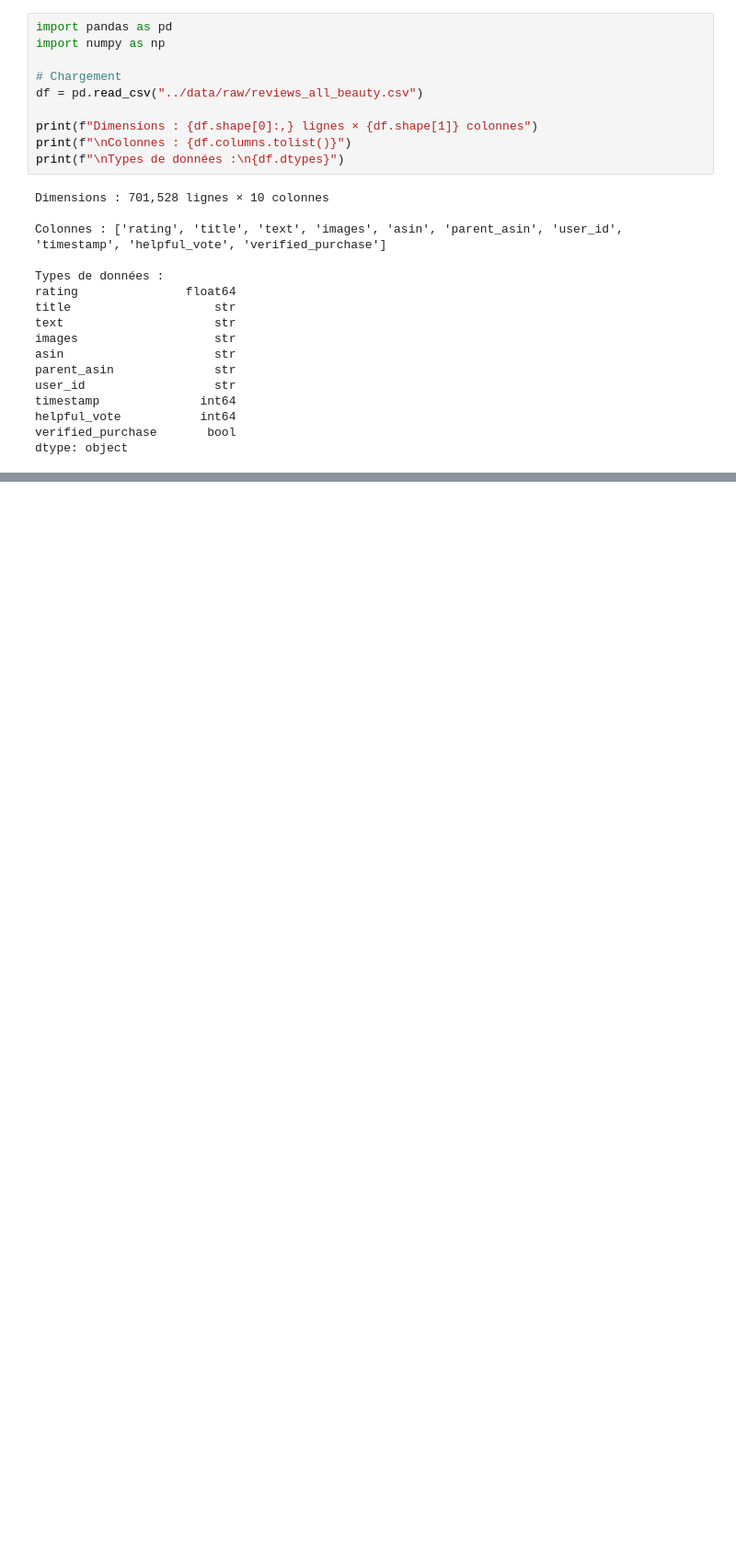
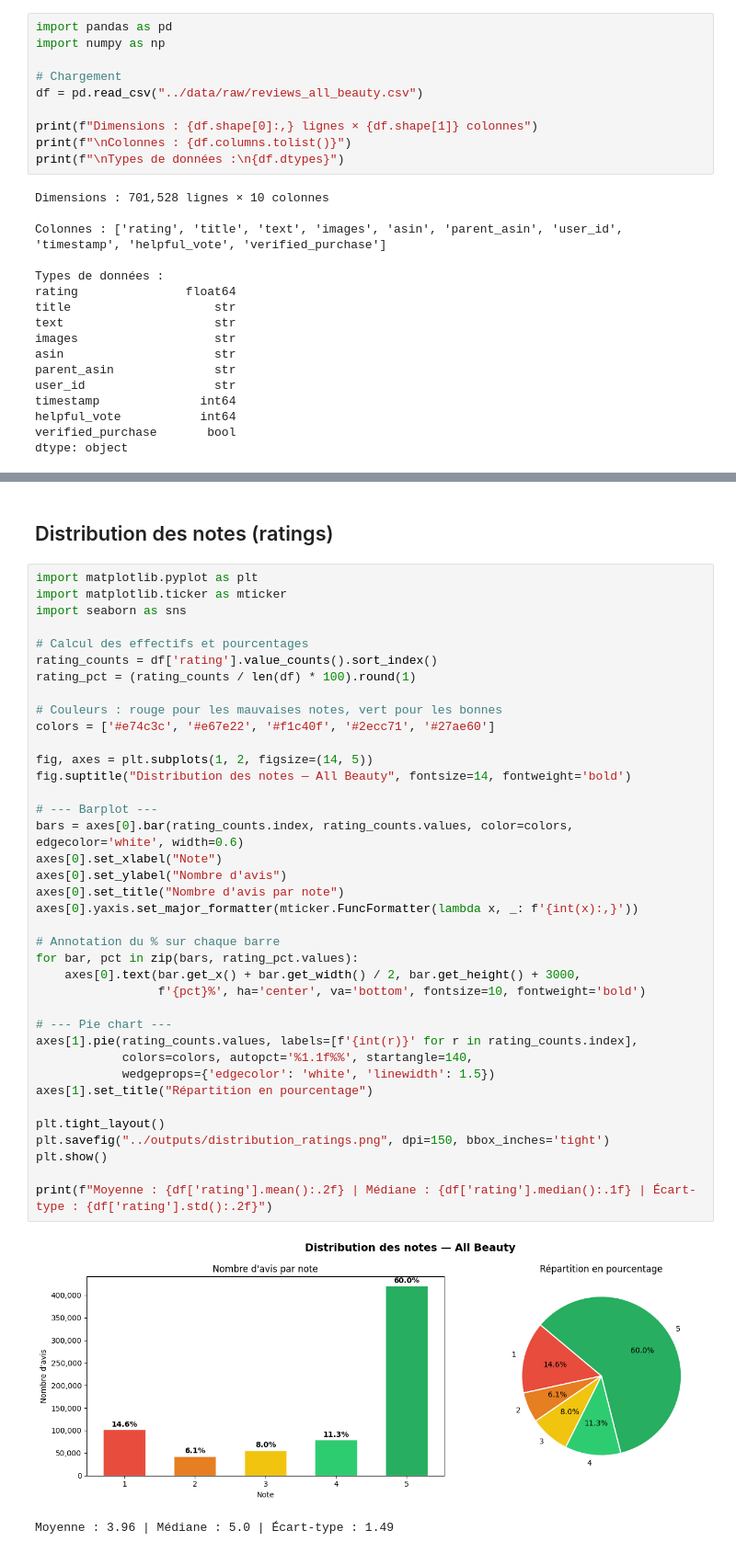
Before and after one commit to space9cowboy/Projet_5_Reco, a Jupyter notebook: notebooks/Exploration_All_Beauty.ipynb, the cells around one changed output, grey strips where cells are left out. Shown at 92% size. Cells and saved outputs as stored; diff of their text form; blank space fills up the shorter version.

```diff
--- a/notebooks/Exploration_All_Beauty.ipynb
+++ b/notebooks/Exploration_All_Beauty.ipynb
@@ -27,0 +55,43 @@ dtype: object
+# %% [markdown]
+## Distribution des notes (ratings)
+# %%
+import matplotlib.pyplot as plt
+import matplotlib.ticker as mticker
+import seaborn as sns
+
+# Calcul des effectifs et pourcentages
+rating_counts = df['rating'].value_counts().sort_index()
+rating_pct = (rating_counts / len(df) * 100).round(1)
+
+# Couleurs : rouge pour les mauvaises notes, vert pour les bonnes
+colors = ['#e74c3c', '#e67e22', '#f1c40f', '#2ecc71', '#27ae60']
+
+fig, axes = plt.subplots(1, 2, figsize=(14, 5))
+fig.suptitle("Distribution des notes — All Beauty", fontsize=14, fontweight='bold')
+
+# --- Barplot ---
+bars = axes[0].bar(rating_counts.index, rating_counts.values, color=colors, edgecolor='white', width=0.6)
+axes[0].set_xlabel("Note")
+axes[0].set_ylabel("Nombre d'avis")
+axes[0].set_title("Nombre d'avis par note")
+axes[0].yaxis.set_major_formatter(mticker.FuncFormatter(lambda x, _: f'{int(x):,}'))
+
+# Annotation du % sur chaque barre
+for bar, pct in zip(bars, rating_pct.values):
+    axes[0].text(bar.get_x() + bar.get_width() / 2, bar.get_height() + 3000,
+                 f'{pct}%', ha='center', va='bottom', fontsize=10, fontweight='bold')
+
+# --- Pie chart ---
+axes[1].pie(rating_counts.values, labels=[f'{int(r)}' for r in rating_counts.index],
+            colors=colors, autopct='%1.1f%%', startangle=140,
+            wedgeprops={'edgecolor': 'white', 'linewidth': 1.5})
+axes[1].set_title("Répartition en pourcentage")
+
+plt.tight_layout()
+plt.savefig("../outputs/distribution_ratings.png", dpi=150, bbox_inches='tight')
+plt.show()
+
+print(f"Moyenne : {df['rating'].mean():.2f} | Médiane : {df['rating'].median():.1f} | Écart-type : {df['rating'].std():.2f}")
+# %% [output]
+[figure, added]
+Moyenne : 3.96 | Médiane : 5.0 | Écart-type : 1.49
```
Also changed, not shown: parts of 18 cells of this notebook.
